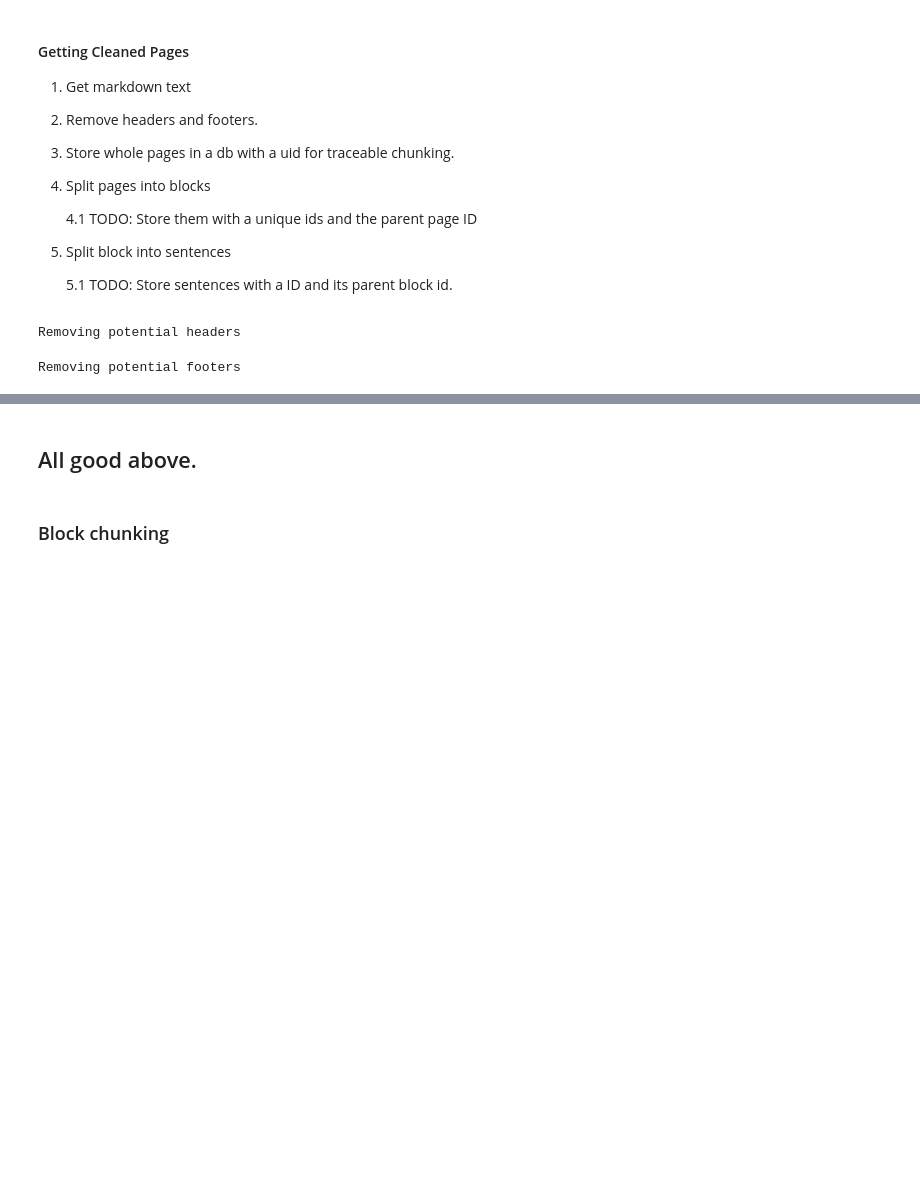
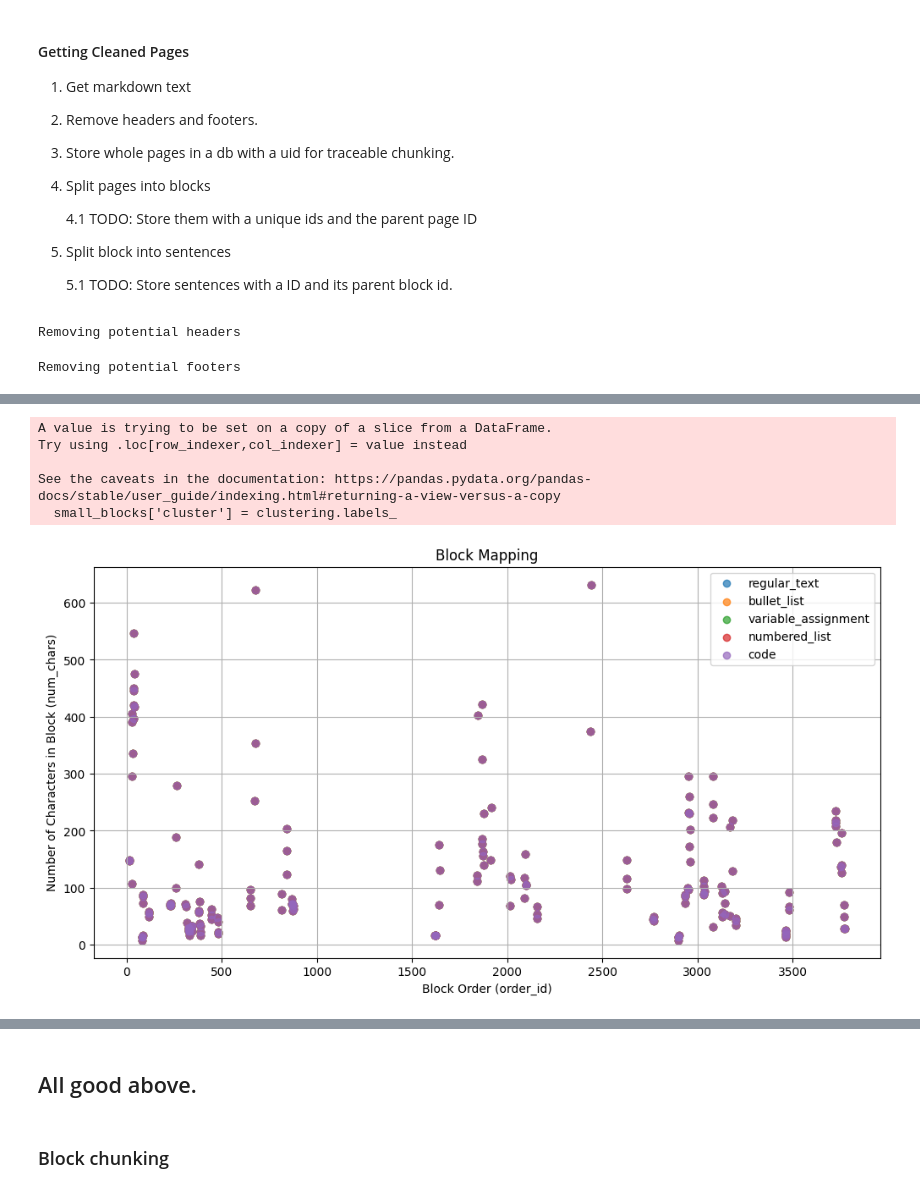
Before and after one commit to VAlexandersson/StudyBuddy, a Jupyter notebook: data_ingenstion.ipynb, the cells around one changed output, grey strips where cells are left out. Cells and saved outputs as stored; diff of their text form; code cells hidden in the pictures; blank space fills up the shorter version.

Commit message:
work on data ingenstion

```diff
--- a/data_ingenstion.ipynb
+++ b/data_ingenstion.ipynb
@@ -441,0 +558,52 @@ KeyError: 'sentence'
+# %%
+from sklearn.cluster import DBSCAN
+from sklearn.preprocessing import StandardScaler
+
+# Create a new column for small blocks
+blocks_df['is_small_block'] = (blocks_df['num_sentences'] < 2).astype(int)
+
+# Create a new column for block type (assuming you have defined a function to determine block type)
+blocks_df['block_type'] = blocks_df['text'].apply(determine_block_type)
+
+# Calculate the distance to the next small block
+blocks_df['distance_to_next_small_block'] = (
+    blocks_df[blocks_df['is_small_block'] == 1]['order_id'].diff().fillna(0)
+)
+
+# Perform clustering on small blocks
+small_blocks = blocks_df[blocks_df['is_small_block'] == 1]
+X = small_blocks[['order_id', 'distance_to_next_small_block']].values
+X_scaled = StandardScaler().fit_transform(X)
+
+clustering = DBSCAN(eps=5, min_samples=2).fit(X_scaled)
+small_blocks['cluster'] = clustering.labels_
+
+# Merge small blocks within the same cluster
+merged_blocks = small_blocks.groupby(['cluster', 'block_type'])['text'].apply(' '.join).reset_index()
+# %% [output]
+A value is trying to be set on a copy of a slice from a DataFrame.
+Try using .loc[row_indexer,col_indexer] = value instead
+
+See the caveats in the documentation: https://pandas.pydata.org/pandas-docs/stable/user_guide/indexing.html#returning-a-view-versus-a-copy
+  small_blocks['cluster'] = clustering.labels_
+# %%
+import matplotlib.pyplot as plt
+
+# Create a scatter plot
+plt.figure(figsize=(12, 6))
+colors = ['red', 'blue', 'green', 'purple', 'yellow', 'cyan']  # Assign colors to different block types
+block_types = blocks_df['block_type'].unique()
+
+for i, block_type in enumerate(block_types):
+    block_data = blocks_df[blocks_df['block_type'] == "bullet_list"]
+#    plt.scatter(block_data['order_id'], block_data['num_chars'], label=block_type, color=colors[i], alpha=0.7)
+    plt.scatter(block_data['order_id'], block_data['num_chars'], label=block_type, alpha=0.7)
+
+plt.xlabel('Block Order (order_id)')
+plt.ylabel('Number of Characters in Block (num_chars)')
+plt.title('Block Mapping')
+plt.legend()
+plt.grid(True)
+plt.show()
+# %% [output]
+[figure, added]
```
Also changed, not shown: parts of 18 cells of this notebook, 28 other files.
